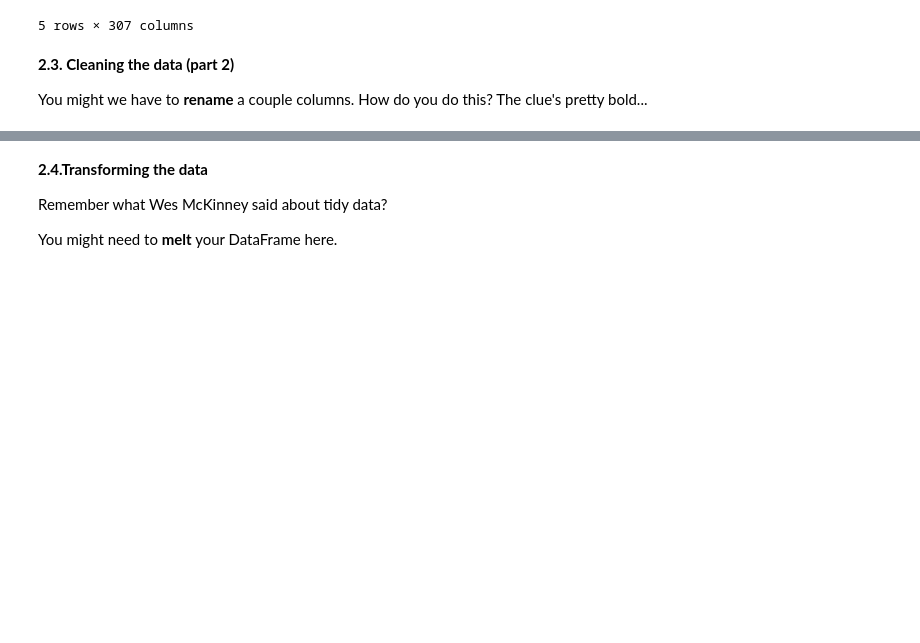
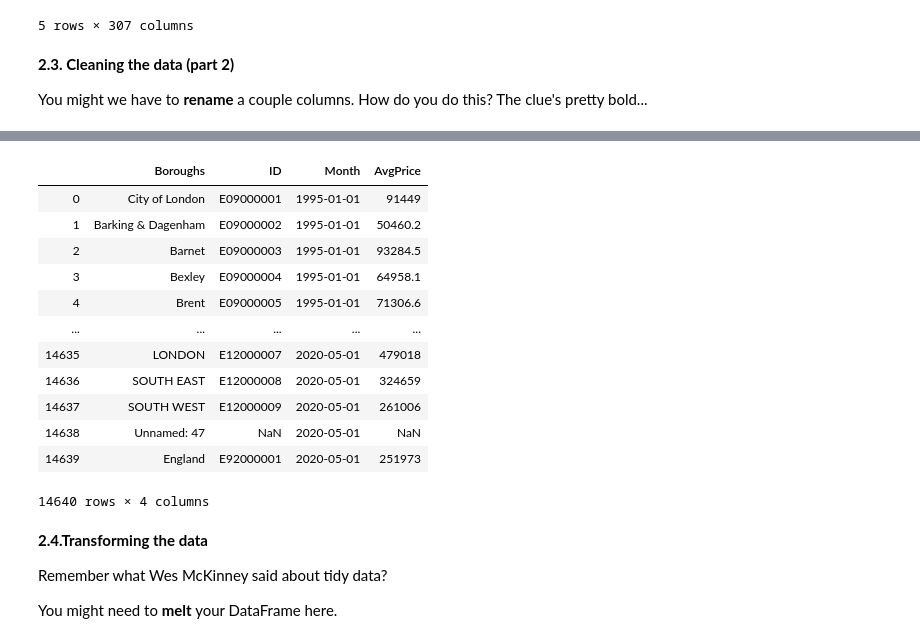
Before and after one commit to cogentdom/LondonHousing, a Jupyter notebook: Unit 4 Challenge - Tier 3.ipynb, the cells around one changed output, grey strips where cells are left out. Saved outputs shown, nothing was run; the diff lists cells and outputs as text; code cells hidden in the pictures; blank space fills up the shorter version.

```diff
--- a/Unit 4 Challenge - Tier 3.ipynb
+++ b/Unit 4 Challenge - Tier 3.ipynb
@@ -210,6 +210,3 @@ prop_trans.head()
 **2.3. Cleaning the data (part 2)**
 
 You might we have to **rename** a couple columns. How do you do this? The clue's pretty bold...
-# %%
-prop_trans.rename(columns={'Unnamed: 0':'Boroughs'}, inplace=True)
-prop_trans.head()
@@ -223,0 +213,4 @@ prop_trans.head()
+# %%
+col_names = prop_trans.columns.values
+col_names[1] = 'ID'
+col_names[0] = 'Boroughs'
@@ -224,3 +229,19 @@ prop_trans.head()
+# %%
+prop_trans.melt(id_vars=['Boroughs', 'ID'], var_name='Month', value_name='AvgPrice')
+# %% [output]
+|  | Boroughs | ID | Month | AvgPrice |
+| 0 | City of London | E09000001 | 1995-01-01 | 91449 |
+| 1 | Barking & Dagenham | E09000002 | 1995-01-01 | 50460.2 |
+| 2 | Barnet | E09000003 | 1995-01-01 | 93284.5 |
+| 3 | Bexley | E09000004 | 1995-01-01 | 64958.1 |
+| 4 | Brent | E09000005 | 1995-01-01 | 71306.6 |
+| ... | ... | ... | ... | ... |
+| 14635 | LONDON | E12000007 | 2020-05-01 | 479018 |
+| 14636 | SOUTH EAST | E12000008 | 2020-05-01 | 324659 |
+| 14637 | SOUTH WEST | E12000009 | 2020-05-01 | 261006 |
+| 14638 | Unnamed: 47 | NaN | 2020-05-01 | NaN |
+| 14639 | England | E92000001 | 2020-05-01 | 251973 |
+14640 rows × 4 columns
 # %% [markdown]
 **2.4.Transforming the data**
 
```
Also changed, not shown: parts of 7 cells of this notebook.
